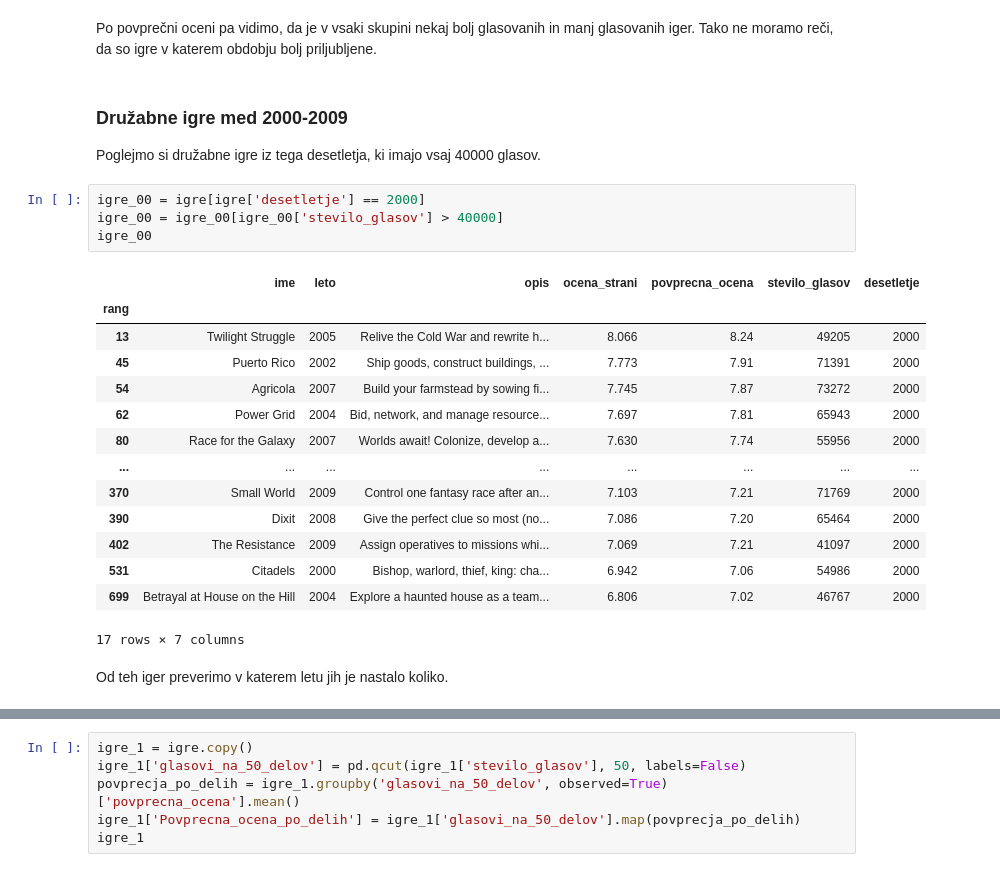
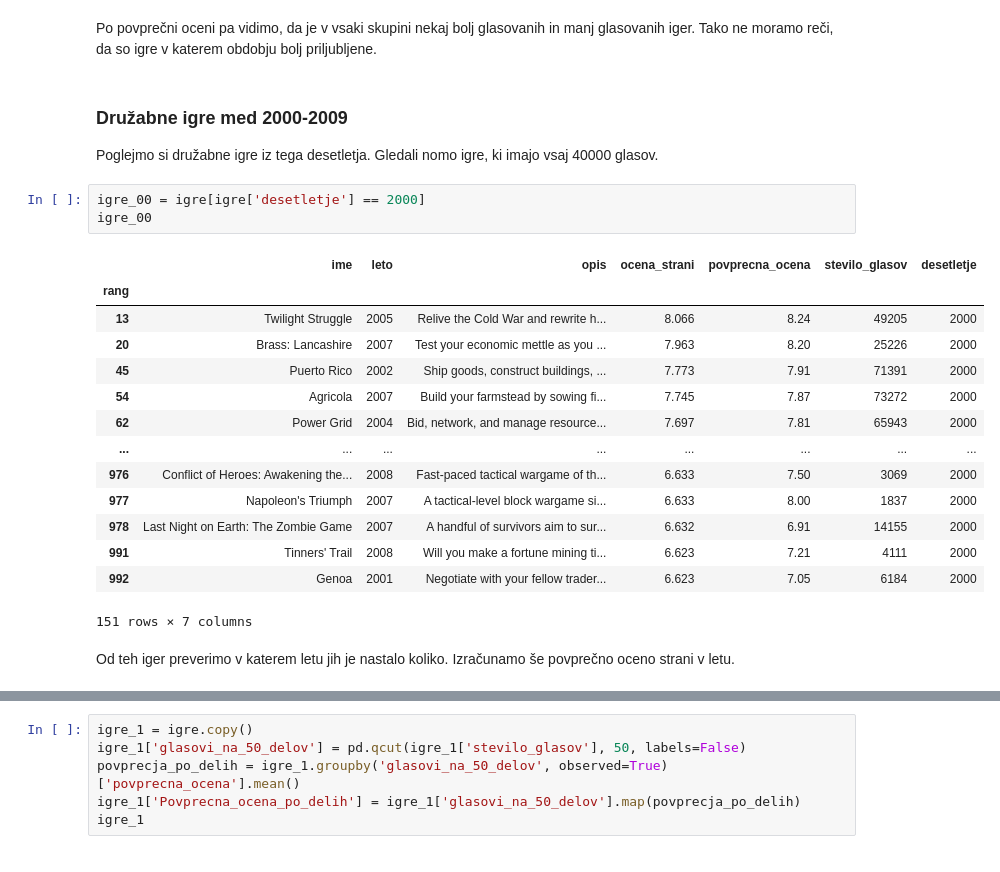
Before and after one commit to NikUrukalo/uvp-projektna-naloga, a Jupyter notebook: analiza.ipynb, the cells around one changed output, grey strips where cells are left out. Saved outputs shown, nothing was run; the diff lists cells and outputs as text.

```diff
--- a/analiza.ipynb
+++ b/analiza.ipynb
@@ -135,26 +192,25 @@ Po povprečni oceni pa vidimo, da je v vsaki skupini nekaj bolj glasovanih in ma
 # %% [markdown]
 ### Družabne igre med 2000-2009
 
-Poglejmo si družabne igre iz tega desetletja, ki imajo vsaj 40000 glasov.
+Poglejmo si družabne igre iz tega desetletja. Gledali nomo igre, ki imajo vsaj 40000 glasov.
 # %%
 igre_00 = igre[igre['desetletje'] == 2000]
-igre_00 = igre_00[igre_00['stevilo_glasov'] > 40000]
 igre_00
 # %% [output]
 |  | ime | leto | opis | ocena_strani | povprecna_ocena | stevilo_glasov | desetletje |
 | rang |  |  |  |  |  |  |  |
 | 13 | Twilight Struggle | 2005 | Relive the Cold War and rewrite h... | 8.066 | 8.24 | 49205 | 2000 |
+| 20 | Brass: Lancashire | 2007 | Test your economic mettle as you ... | 7.963 | 8.20 | 25226 | 2000 |
 | 45 | Puerto Rico | 2002 | Ship goods, construct buildings, ... | 7.773 | 7.91 | 71391 | 2000 |
 | 54 | Agricola | 2007 | Build your farmstead by sowing fi... | 7.745 | 7.87 | 73272 | 2000 |
 | 62 | Power Grid | 2004 | Bid, network, and manage resource... | 7.697 | 7.81 | 65943 | 2000 |
-| 80 | Race for the Galaxy | 2007 | Worlds await! Colonize, develop a... | 7.630 | 7.74 | 55956 | 2000 |
 | ... | ... | ... | ... | ... | ... | ... | ... |
-| 370 | Small World | 2009 | Control one fantasy race after an... | 7.103 | 7.21 | 71769 | 2000 |
-| 390 | Dixit | 2008 | Give the perfect clue so most (no... | 7.086 | 7.20 | 65464 | 2000 |
-| 402 | The Resistance | 2009 | Assign operatives to missions whi... | 7.069 | 7.21 | 41097 | 2000 |
-| 531 | Citadels | 2000 | Bishop, warlord, thief, king: cha... | 6.942 | 7.06 | 54986 | 2000 |
-| 699 | Betrayal at House on the Hill | 2004 | Explore a haunted house as a team... | 6.806 | 7.02 | 46767 | 2000 |
+| 976 | Conflict of Heroes: Awakening the... | 2008 | Fast-paced tactical wargame of th... | 6.633 | 7.50 | 3069 | 2000 |
+| 977 | Napoleon's Triumph | 2007 | A tactical-level block wargame si... | 6.633 | 8.00 | 1837 | 2000 |
+| 978 | Last Night on Earth: The Zombie Game | 2007 | A handful of survivors aim to sur... | 6.632 | 6.91 | 14155 | 2000 |
+| 991 | Tinners' Trail | 2008 | Will you make a fortune mining ti... | 6.623 | 7.21 | 4111 | 2000 |
+| 992 | Genoa | 2001 | Negotiate with your fellow trader... | 6.623 | 7.05 | 6184 | 2000 |
-17 rows × 7 columns
+151 rows × 7 columns
 # %% [markdown]
-Od teh iger preverimo v katerem letu jih je nastalo koliko.
+Od teh iger preverimo v katerem letu jih je nastalo koliko. Izračunamo še povprečno oceno strani v letu.
 # %%
```
Also changed, not shown: parts of 28 cells of this notebook.
